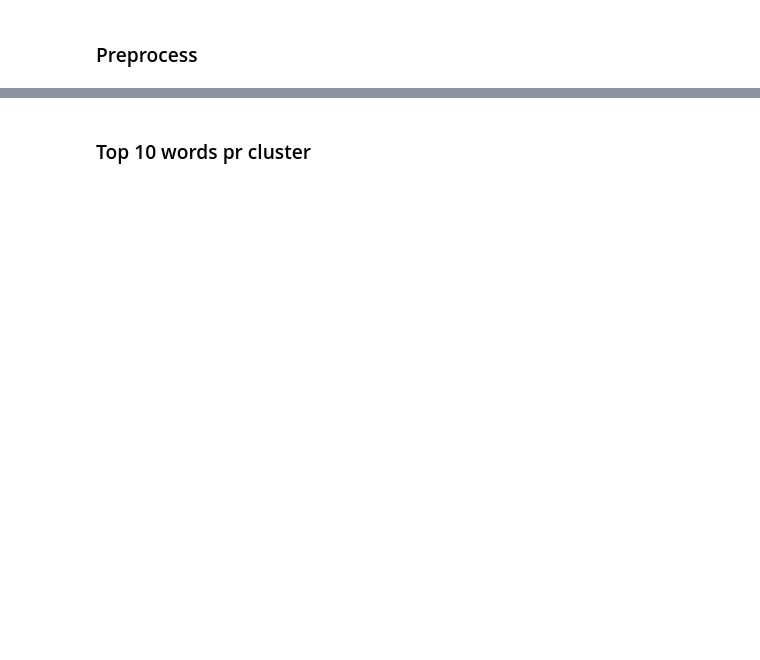
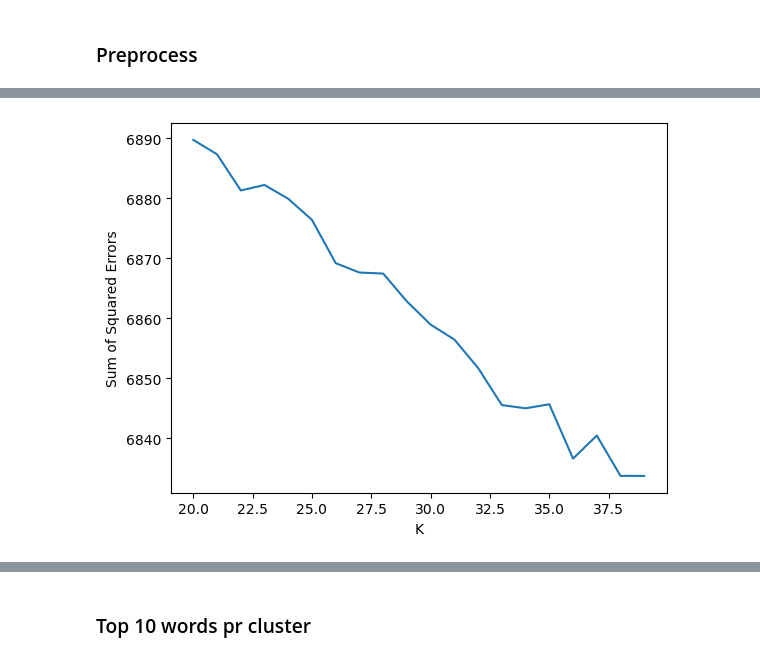
Before and after one commit to epfl-ada/ada-2023-project-byggemandbob, a Jupyter notebook: pipeline.ipynb, the cells around one changed output, grey strips where cells are left out. Cells and saved outputs as stored; diff of their text form; code cells hidden in the pictures; blank space fills up the shorter version.

```diff
--- a/pipeline.ipynb
+++ b/pipeline.ipynb
@@ -84 +171,9 @@ tfidf_matrix = vectorizer.fit_transform(preprocessed_summaries)
+# %%
+if flag_best_k:
+    # Plot the data
+    plt.plot(sse.k, sse.sse)
+    plt.xlabel("K")
+    plt.ylabel("Sum of Squared Errors")
+# %% [output]
+[figure, added]
 # %%
```
Also changed, not shown: parts of 39 cells of this notebook.
